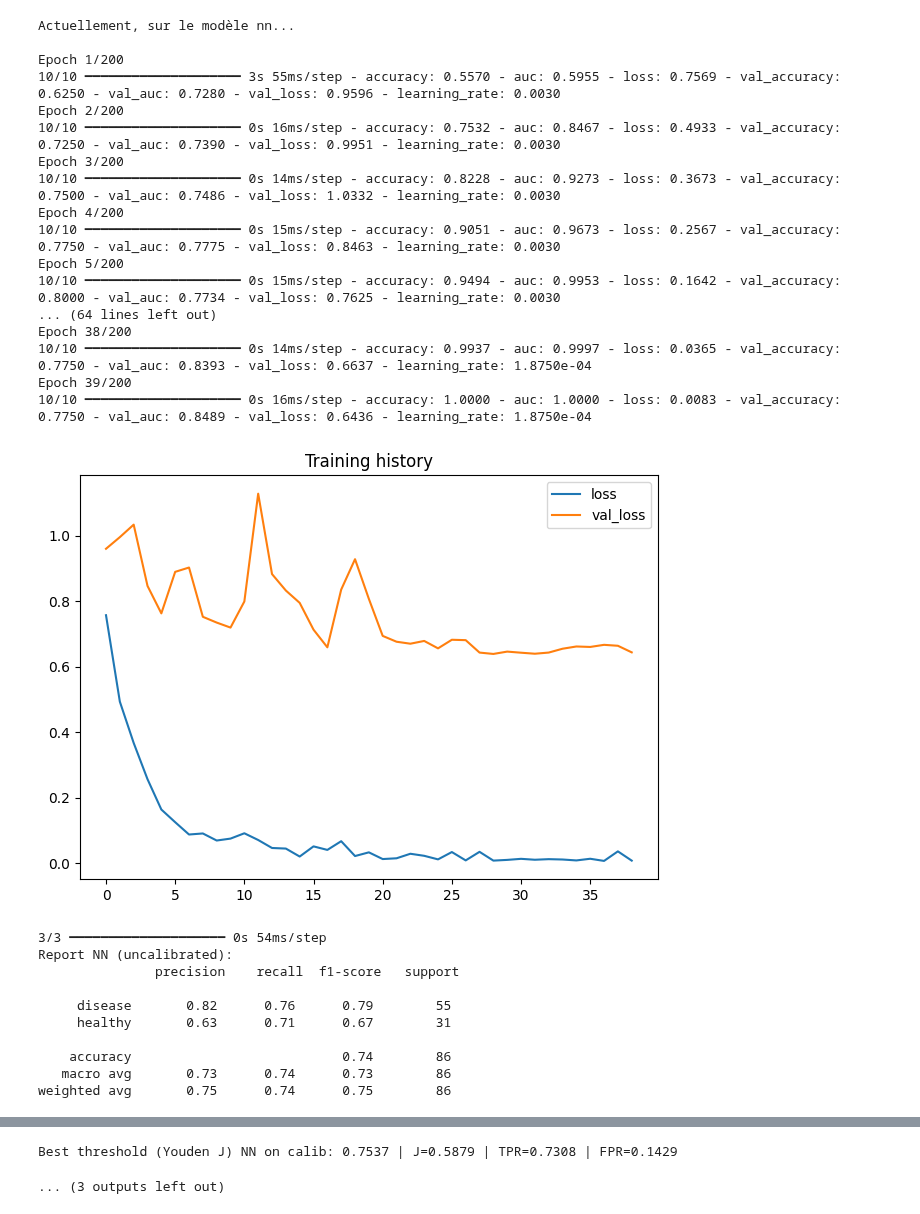
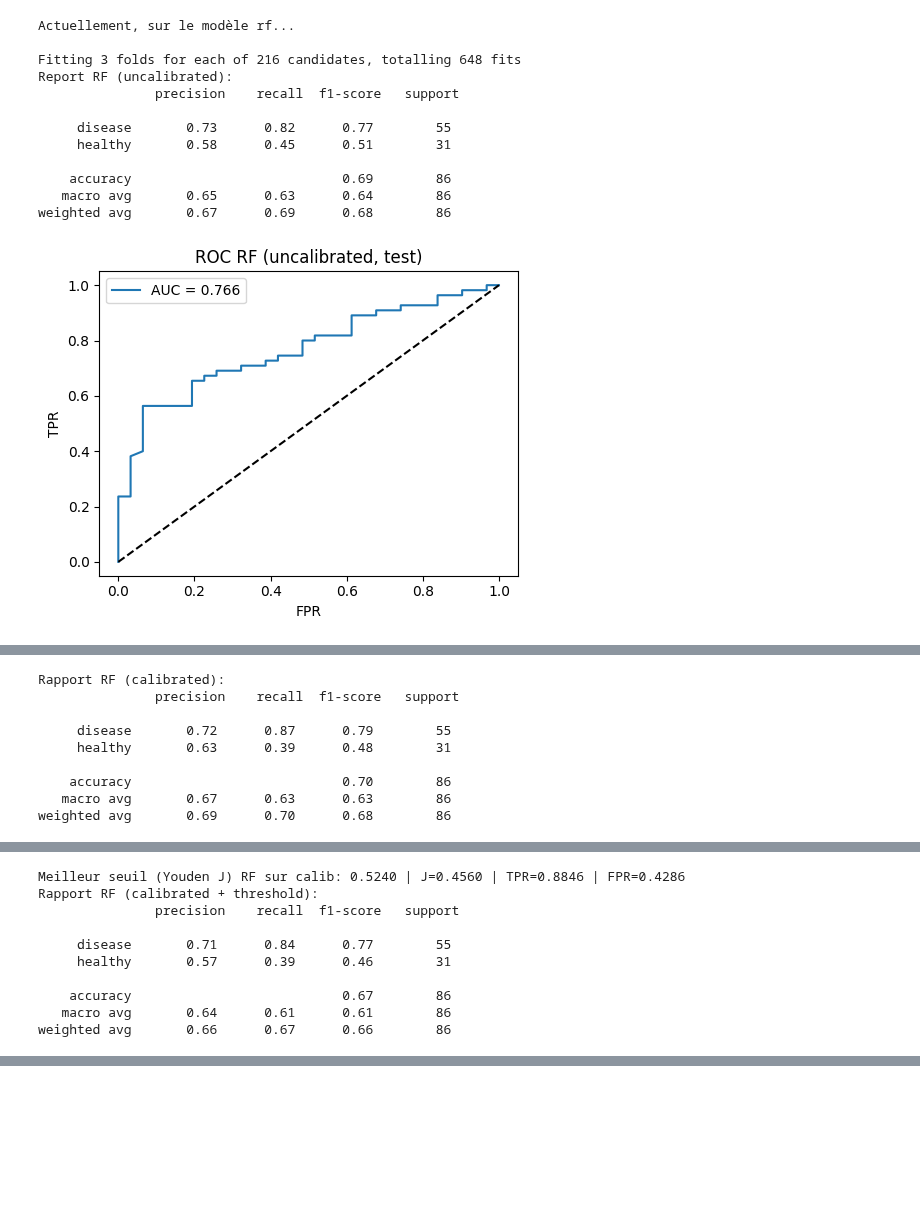
Before and after one commit to latall1017/MLB_PROJECT, a Jupyter notebook: notebook_2.ipynb, the cells around one changed output, grey strips where cells are left out. Drawn from its saved outputs; the diff is of its cells as text; code cells hidden in the pictures; blank space fills up the shorter version.

```diff
--- a/notebook_2.ipynb
+++ b/notebook_2.ipynb
@@ -16,7 +63,6 @@ y = final_df.loc[:, "diagnosis"].astype(str)
 # %%
 # Initialisation de la liste de nom de modèles
-model_names = ["nn","xgb","rf","lr"]
-model_names = ["nn"]
+model_names = ["rf"]
 # Iniatilisation de la liste de matrice de confusion
 model_cm = []
 
@@ -39,57 +85,42 @@ for model_name in model_names :
     else :
         model = train_with_calibration(model_name,X,y)
 
     model_cm.append(model["cm_final"])
 
     report_df.loc[len(report_df)] = [model_name,
                                         model["accuracy"],
                                         model["precision"],
                                         model["recall"],
                                         model["f1-score"],
                                         model["auc_calibrated"],
                                         model["best_threshold"],
                                         model["fold_scores"]]
 
 
 # Création des colonnes pour store les valeurs des modèles sur chaque fold
 fold_scores = report_df["fold_scores"].copy()
 for i in range(1,6) :
     report_df[f"fold_{i}"] = [fold_scores[j][i-1] for j in range(len(model_names))]
 
 # Création de colonnes pour récupérer les "True Positives (TP)",....,"True Negatives (TN)"
 report_df["tp"] = [cm[0][0] for cm in model_cm]
 report_df["tn"] = [cm[0][1] for cm in model_cm]
 report_df["fp"] = [cm[1][0] for cm in model_cm]
 report_df["fn"] = [cm[1][1] for cm in model_cm]
 
 # Suppression de cette colonne puisqu'on en a plus besoin
 report_df.pop("fold_scores")
 # %% [output]
-Actuellement, sur le modèle nn...
+Actuellement, sur le modèle rf...
 
-Epoch 1/200
-10/10 ━━━━━━━━━━━━━━━━━━━━ 3s 55ms/step - accuracy: 0.5570 - auc: 0.5955 - loss: 0.7569 - val_accuracy: 0.6250 - val_auc: 0.7280 - val_loss: 0.9596 - learning_rate: 0.0030
-Epoch 2/200
-10/10 ━━━━━━━━━━━━━━━━━━━━ 0s 16ms/step - accuracy: 0.7532 - auc: 0.8467 - loss: 0.4933 - val_accuracy: 0.7250 - val_auc: 0.7390 - val_loss: 0.9951 - learning_rate: 0.0030
-Epoch 3/200
-10/10 ━━━━━━━━━━━━━━━━━━━━ 0s 14ms/step - accuracy: 0.8228 - auc: 0.9273 - loss: 0.3673 - val_accuracy: 0.7500 - val_auc: 0.7486 - val_loss: 1.0332 - learning_rate: 0.0030
-Epoch 4/200
-10/10 ━━━━━━━━━━━━━━━━━━━━ 0s 15ms/step - accuracy: 0.9051 - auc: 0.9673 - loss: 0.2567 - val_accuracy: 0.7750 - val_auc: 0.7775 - val_loss: 0.8463 - learning_rate: 0.0030
-Epoch 5/200
-10/10 ━━━━━━━━━━━━━━━━━━━━ 0s 15ms/step - accuracy: 0.9494 - auc: 0.9953 - loss: 0.1642 - val_accuracy: 0.8000 - val_auc: 0.7734 - val_loss: 0.7625 - learning_rate: 0.0030
-... (64 lines left out)
-Epoch 38/200
-10/10 ━━━━━━━━━━━━━━━━━━━━ 0s 14ms/step - accuracy: 0.9937 - auc: 0.9997 - loss: 0.0365 - val_accuracy: 0.7750 - val_auc: 0.8393 - val_loss: 0.6637 - learning_rate: 1.8750e-04
-Epoch 39/200
-10/10 ━━━━━━━━━━━━━━━━━━━━ 0s 16ms/step - accuracy: 1.0000 - auc: 1.0000 - loss: 0.0083 - val_accuracy: 0.7750 - val_auc: 0.8489 - val_loss: 0.6436 - learning_rate: 1.8750e-04
+Fitting 3 folds for each of 216 candidates, totalling 648 fits
+Report RF (uncalibrated):
+               precision    recall  f1-score   support
+
+     disease       0.73      0.82      0.77        55
+     healthy       0.58      0.45      0.51        31
+
+    accuracy                           0.69        86
+   macro avg       0.65      0.63      0.64        86
+weighted avg       0.67      0.69      0.68        86
-[figure, old version]
+[figure, new version]
-3/3 ━━━━━━━━━━━━━━━━━━━━ 0s 54ms/step
-Report NN (uncalibrated):
-               precision    recall  f1-score   support
-
-     disease       0.82      0.76      0.79        55
-     healthy       0.63      0.71      0.67        31
-
-    accuracy                           0.74        86
-   macro avg       0.73      0.74      0.73        86
-weighted avg       0.75      0.74      0.75        86
@@ -99,0 +130,9 @@ weighted avg       0.75      0.74      0.75        86
+Rapport RF (calibrated):
+               precision    recall  f1-score   support
+
+     disease       0.72      0.87      0.79        55
+     healthy       0.63      0.39      0.48        31
+
+    accuracy                           0.70        86
+   macro avg       0.67      0.63      0.63        86
+weighted avg       0.69      0.70      0.68        86
@@ -101,0 +141,10 @@ weighted avg       0.75      0.74      0.75        86
+Meilleur seuil (Youden J) RF sur calib: 0.5240 | J=0.4560 | TPR=0.8846 | FPR=0.4286
+Rapport RF (calibrated + threshold):
+               precision    recall  f1-score   support
+
+     disease       0.71      0.84      0.77        55
+     healthy       0.57      0.39      0.46        31
+
+    accuracy                           0.67        86
+   macro avg       0.64      0.61      0.61        86
+weighted avg       0.66      0.67      0.66        86
@@ -112,2 +154,0 @@ weighted avg       0.73      0.72      0.72        86
-Best threshold (Youden J) NN on calib: 0.7537 | J=0.5879 | TPR=0.7308 | FPR=0.1429
-... (3 outputs left out)
```
Also changed, not shown: parts of 5 cells of this notebook, 7 other files.
